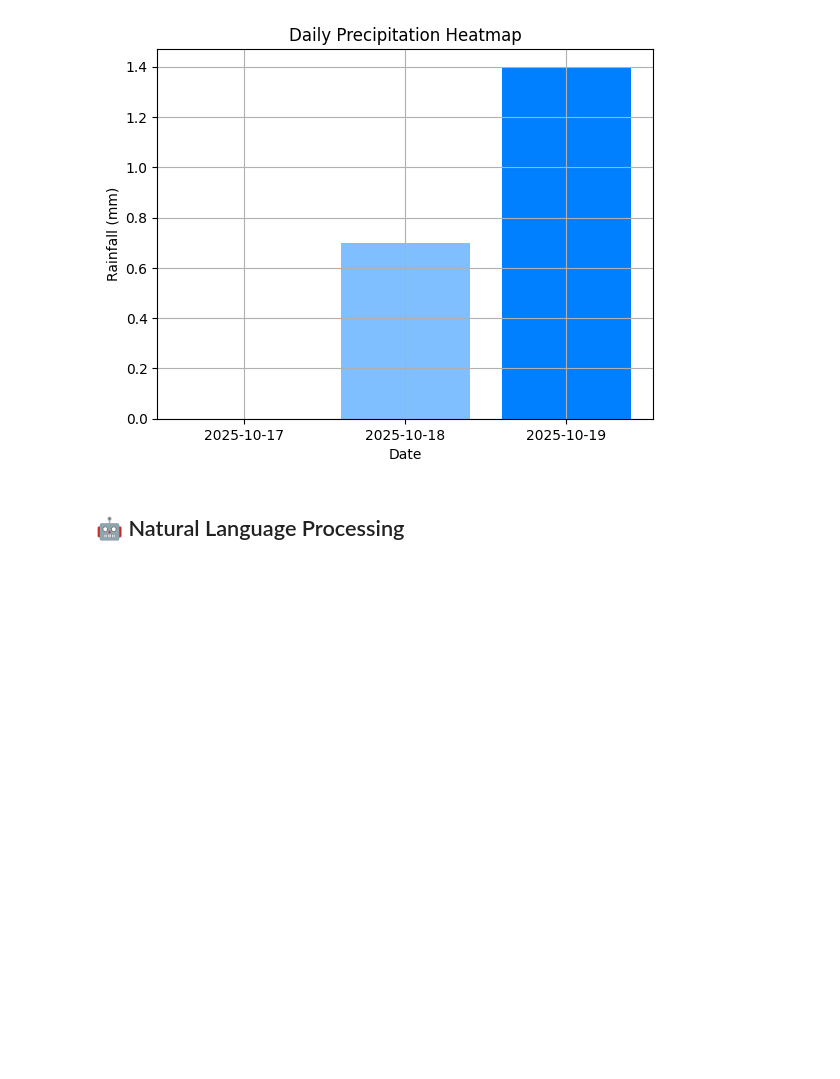
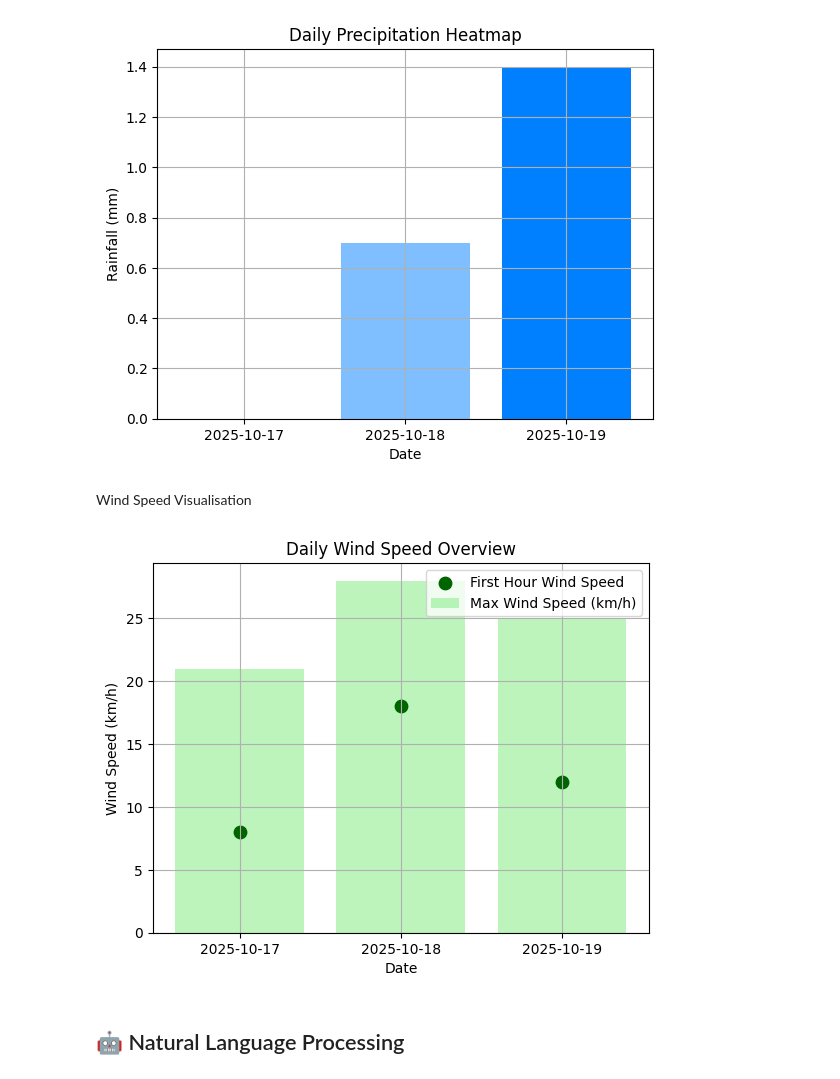
Before and after one commit to MayankMV2/weatherise-Mayank-verma, a Jupyter notebook: starter_notebook.ipynb, the cells around one changed output. Cells and saved outputs as stored; diff of their text form; code cells hidden in the pictures; blank space fills up the shorter version.

Commit message:
added create_wind_visualisation

```diff
--- a/starter_notebook.ipynb
+++ b/starter_notebook.ipynb
@@ -111,6 +111,41 @@ def create_precipitation_visualisation(weather_data, output_type='display'):
         plt.pause(0.001)
 # %% [output]
 [figure]
+# %% [markdown]
+Wind Speed Visualisation
+# %%
+def create_wind_visualisation(weather_data, output_type='display'):
+    """
+    Visualize daily wind speeds using bars and scatter points.
+    """
+    days = []
+    max_winds = []
+    first_hour_winds = []
+
+    for day in weather_data['weather']:
+        days.append(day['date'])
+        max_winds.append(max(float(hour['windspeedKmph']) for hour in day['hourly']))
+        first_hour_winds.append(float(day['hourly'][0]['windspeedKmph']))
+
+    fig, ax = plt.subplots()
+    ax.bar(days, max_winds, color='lightgreen', alpha=0.6, label='Max Wind Speed (km/h)')
+    ax.scatter(days, first_hour_winds, color='darkgreen', label='First Hour Wind Speed', s=80, marker='o')
+
+    ax.set_title("Daily Wind Speed Overview")
+    ax.set_xlabel("Date")
+    ax.set_ylabel("Wind Speed (km/h)")
+    ax.legend()
+    plt.grid(True)
+
+    if output_type == 'figure':
+        return fig
+    else:
+        plt.show(block=False)
+        plt.pause(0.001)
+data = get_weather_data("Perth",3)
+create_wind_visualisation(data)
+# %% [output]
+[figure, added]
 # %% [markdown]
 ## 🤖 Natural Language Processing
 # %%
```
Also changed, not shown: parts of 1 cell of this notebook.
